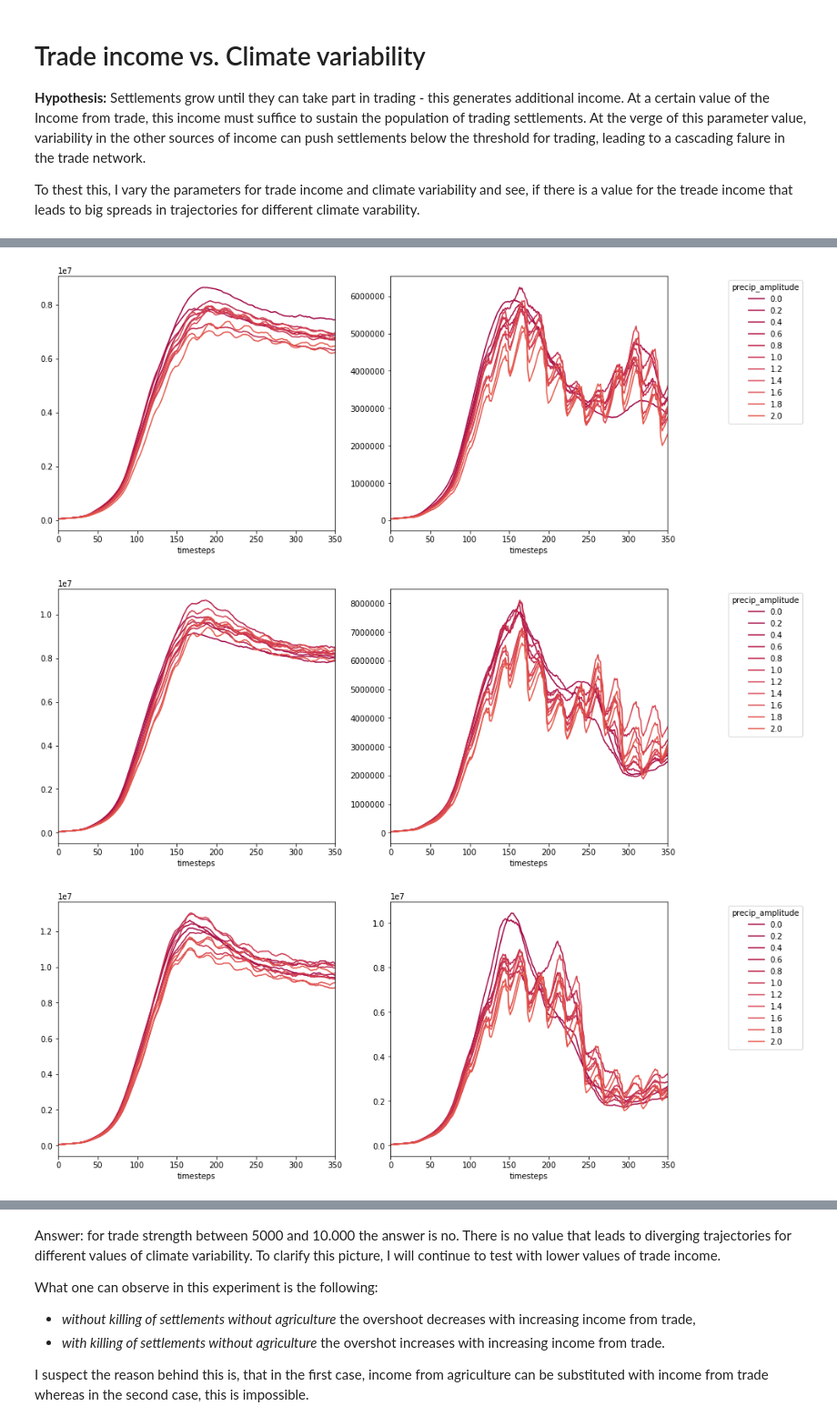
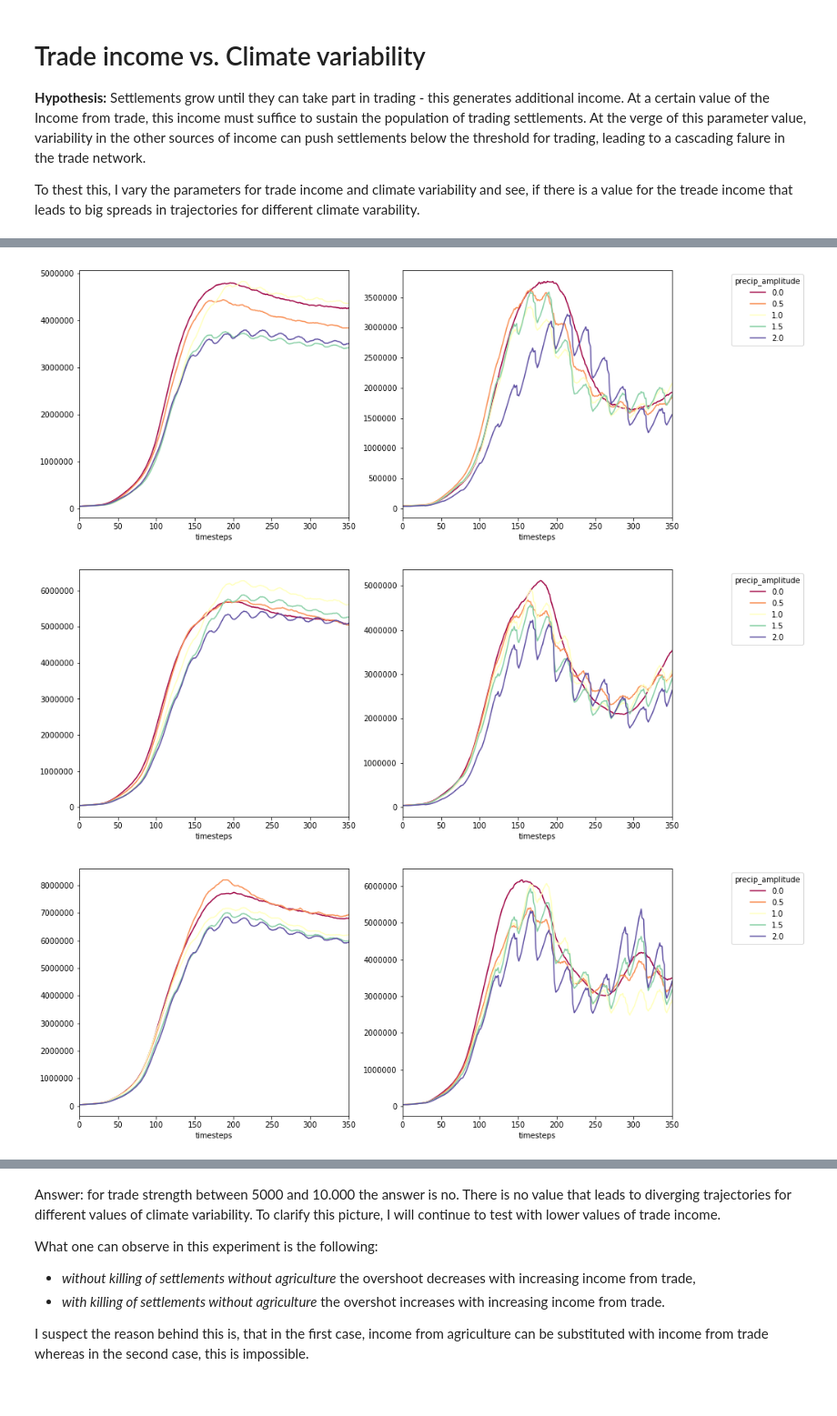
Before and after one commit to jakobkolb/Mayasim, a Jupyter notebook: Evaluation_Notebooks/X3_Evaluation.ipynb, the cells around one changed output, grey strips where cells are left out. Shown at 91% size. Cells and saved outputs as stored; diff of their text form; code cells hidden in the pictures; blank space fills up the shorter version.

```diff
--- a/Evaluation_Notebooks/X3_Evaluation.ipynb
+++ b/Evaluation_Notebooks/X3_Evaluation.ipynb
@@ -25,6 +25,7 @@ lvs = data.index.levels
 
 cmap = mpl.cm.get_cmap('Spectral')
 cls = cmap(np.linspace(0, 1, len(lvs[0])*len(lvs[1])))
+cls2 = cmap(np.linspace(0, 1, 5))
 
 trade_strengths = lvs[1].values
 print(trade_strengths)
@@ -34,5 +37,5 @@ Populating the interactive namespace from numpy and matplotlib
 # %%
-def plotlines(data, level, key, unstack, legend=True):
+def plotlines(data, level, key, unstack, cls, legend=True):
     fig = plt.figure()
     ax1 = fig.add_subplot(121)
     key[0] = False
@@ -60,11 +63,11 @@ data.head()
 # %%
 for ts in trade_strengths:
     key=[False, 'total_population', ts]
     level=['kill_cropless', 'observables', 'r_trade']
     unstack = ['precip_amplitude']
 
-    plotlines(data, level, key, unstack)
+    plotlines(data, level, key, unstack, cls=cls2)
 # %% [output]
-[figure, old version]
+[figure, new version]
-[figure, old version]
+[figure, new version]
-[figure, old version]
+[figure, new version]
```
Also changed, not shown: parts of 4 cells of this notebook, 5 other files.
